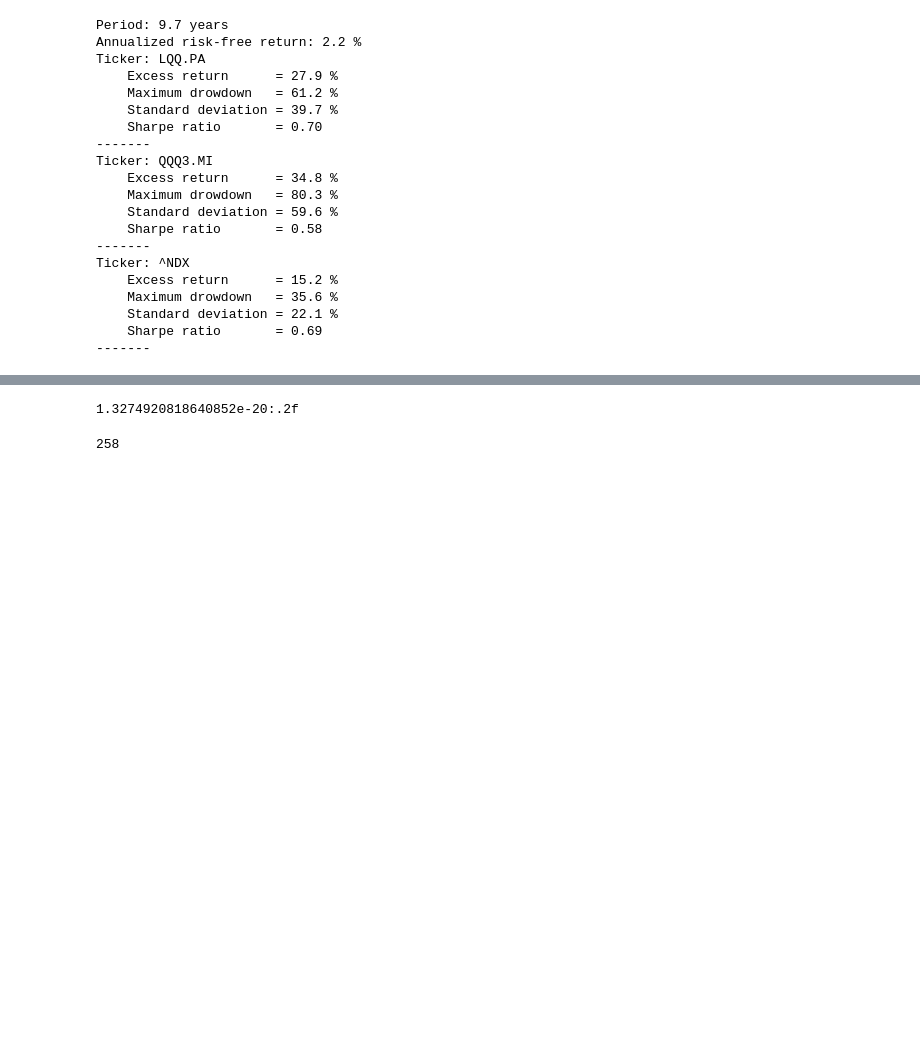
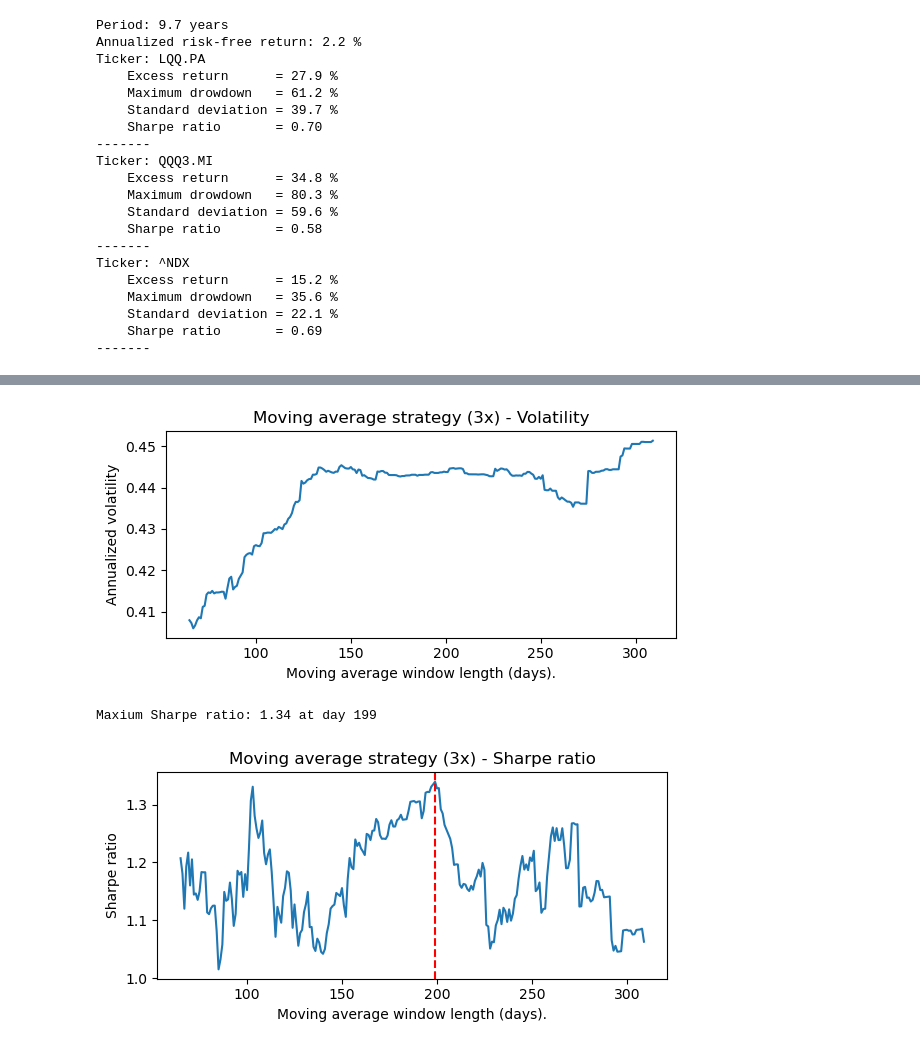
Before and after one commit to AlexLu94/MyFinancePortfolio, a Jupyter notebook: Leveraged_Portfolio_Analysis.ipynb, the cells around one changed output, grey strips where cells are left out. Cells and saved outputs as stored; diff of their text form; code cells hidden in the pictures; blank space fills up the shorter version.

```diff
--- a/Leveraged_Portfolio_Analysis.ipynb
+++ b/Leveraged_Portfolio_Analysis.ipynb
@@ -286,8 +341,58 @@ r = scipy.stats.mannwhitneyu(results[results['above']==False]['volatility'], res
-# %%
-print(f"{r.pvalue}")
-# %% [output]
-1.3274920818640852e-20:.2f
-# %%
-trading_days_in_year
-# %% [output]
-258
+# %%
+# We repeat the same analysis for the NASDAQ100 3x LETF
+# Let's produce a plot of the relevant metrics vs the window size.
+
+# Perform strategy backtest for different lengths of the moving average window
+moving_average_windows = range(65, 310)
+sharpe_ratios_list  = []
+volatilities_list   = []
+
+for window_length in moving_average_windows:
+    # Generate a signal based on whether NASDAQ 100 is above its moving average
+    above_moving_average = data[('^NDX', 'Adj Close')]>data[('^NDX', 'Adj Close')].rolling(window = window_length).mean()
+
+    # Apply strategy: invest in leveraged ETF when signal is True, otherwise invest in risk-free asset
+    data[('MyStrategy', 'Pct Change')] = np.where(above_moving_average.shift(1), data[('QQQ3.MI', 'Pct Change')], data[('^FVX', 'Pct Change')])
+    data[('MyStrategy', 'Adj Close')] = data[('MyStrategy', 'Pct Change')].add(1).cumprod()
+
+    # Calculate the number of years of the backtest
+    num_years = (data.index[-1]-data.index[window_length]).days/365
+
+    # Calculate excess returns, annualized volatility (standard deviation), and Sharpe ratio
+    excess_returns      = (data[('MyStrategy', 'Adj Close')].iloc[-1]/data[('MyStrategy', 'Adj Close')].iloc[window_length])**(1/num_years)-1 -riskfree_return
+    standard_deviation  = data[('MyStrategy', 'Pct Change')].std() * (trading_days_in_year**0.5)
+    sharpe_ratio        = excess_returns / standard_deviation
+
+    # Print performance metrics for the current window length
+    sharpe_ratios_list.append(sharpe_ratio)
+    volatilities_list.append(standard_deviation)
+
+plt.figure(figsize=(6, 3))
+plt.plot(moving_average_windows, volatilities_list)
+plt.xlabel("Moving average window length (days).")
+plt.ylabel("Annualized volatility")
+plt.title("Moving average strategy (3x) - Volatility")
+plt.tight_layout()
+plt.savefig('leveraged_portfolio_analysis_volatility_vs_length_3x.png')
+plt.show()
+
+maxv = maxi = 0
+for i in range(len(sharpe_ratios_list)):
+    if sharpe_ratios_list[i]>maxv:
+        maxv = sharpe_ratios_list[i]
+        maxi = i
+print(f"Maxium Sharpe ratio: {maxv:.2f} at day {moving_average_windows[maxi]}")
+
+plt.figure(figsize=(6, 3))
+plt.plot(moving_average_windows, sharpe_ratios_list)
+plt.axvline(x=moving_average_windows[maxi], color='red', linestyle='--', linewidth=1.5)  # Vertical line
+plt.xlabel("Moving average window length (days).")
+plt.ylabel("Sharpe ratio")
+plt.title("Moving average strategy (3x) - Sharpe ratio")
+plt.tight_layout()
+plt.savefig('leveraged_portfolio_analysis_sharpe_vs_length_3x.png')
+plt.show()
+# %% [output]
+[figure, added]
+Maxium Sharpe ratio: 1.34 at day 199
+[figure, added]
```
Also changed, not shown: parts of 8 cells of this notebook, 7 other files.
